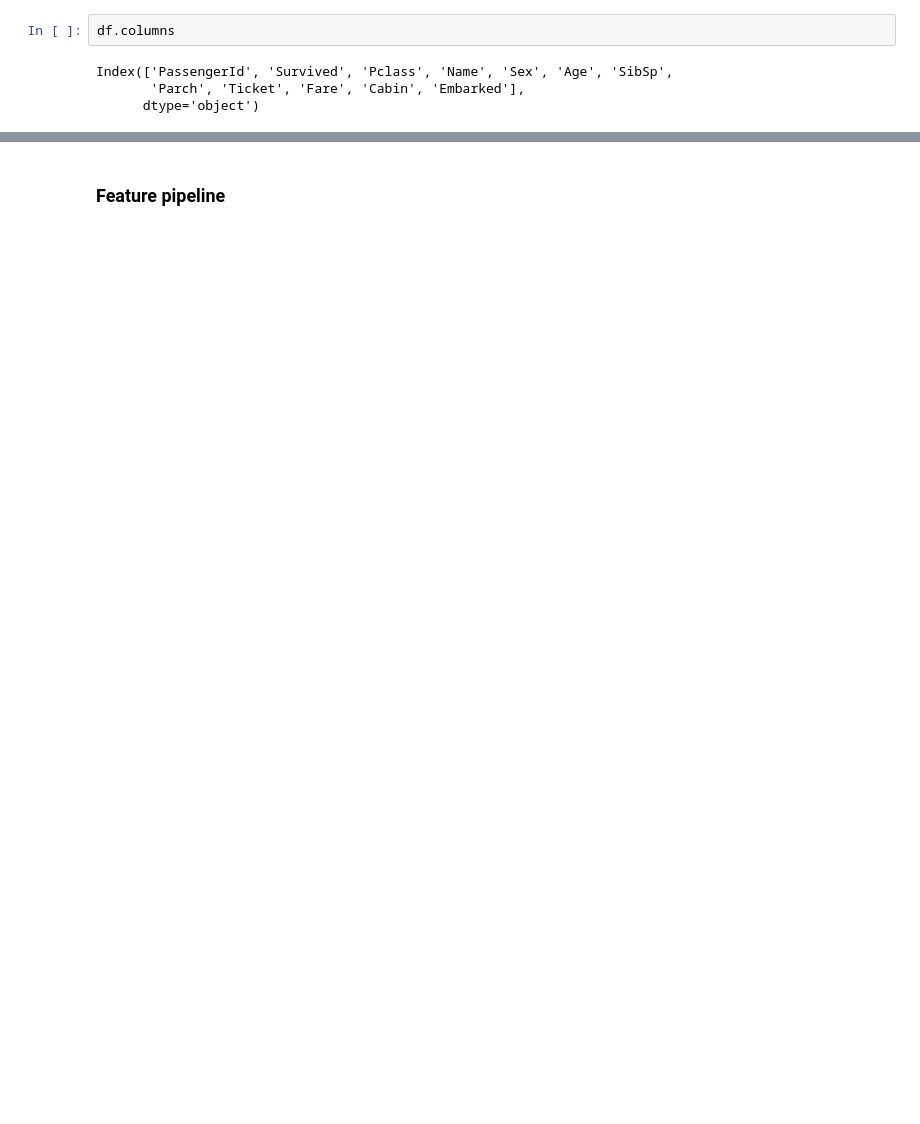
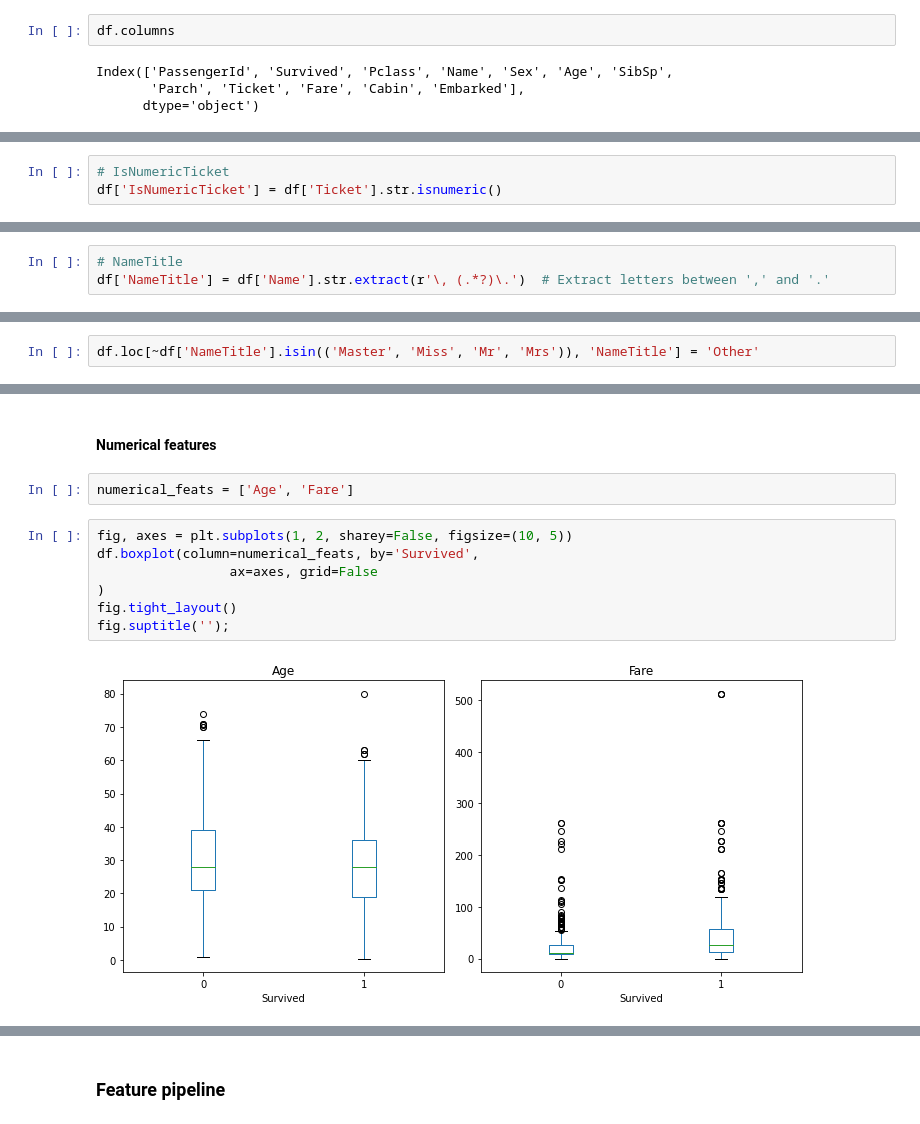
Before and after one commit to nkharche/datascience_starter, a Jupyter notebook: Titanic_Kaggle/titanic_kaggle.ipynb, the cells around one changed output, grey strips where cells are left out. Saved outputs shown, nothing was run; the diff lists cells and outputs as text; blank space fills up the shorter version.

```diff
--- a/Titanic_Kaggle/titanic_kaggle.ipynb
+++ b/Titanic_Kaggle/titanic_kaggle.ipynb
@@ -278,0 +171,3 @@ Name: nameTitle, dtype: int64
+# %%
+# IsNumericTicket
+df['IsNumericTicket'] = df['Ticket'].str.isnumeric()
@@ -278,0 +182,3 @@ Name: nameTitle, dtype: int64
+# %%
+# NameTitle
+df['NameTitle'] = df['Name'].str.extract(r'\, (.*?)\.')  # Extract letters between ',' and '.'
@@ -278,0 +208,2 @@ Name: nameTitle, dtype: int64
+# %%
+df.loc[~df['NameTitle'].isin(('Master', 'Miss', 'Mr', 'Mrs')), 'NameTitle'] = 'Other'
@@ -278,0 +221,13 @@ Name: nameTitle, dtype: int64
+# %% [markdown]
+#### Numerical features
+# %%
+numerical_feats = ['Age', 'Fare']
+# %%
+fig, axes = plt.subplots(1, 2, sharey=False, figsize=(10, 5))
+df.boxplot(column=numerical_feats, by='Survived',
+                 ax=axes, grid=False
+)
+fig.tight_layout()
+fig.suptitle('');
+# %% [output]
+[figure, added]
```
Also changed, not shown: parts of 124 cells of this notebook.
